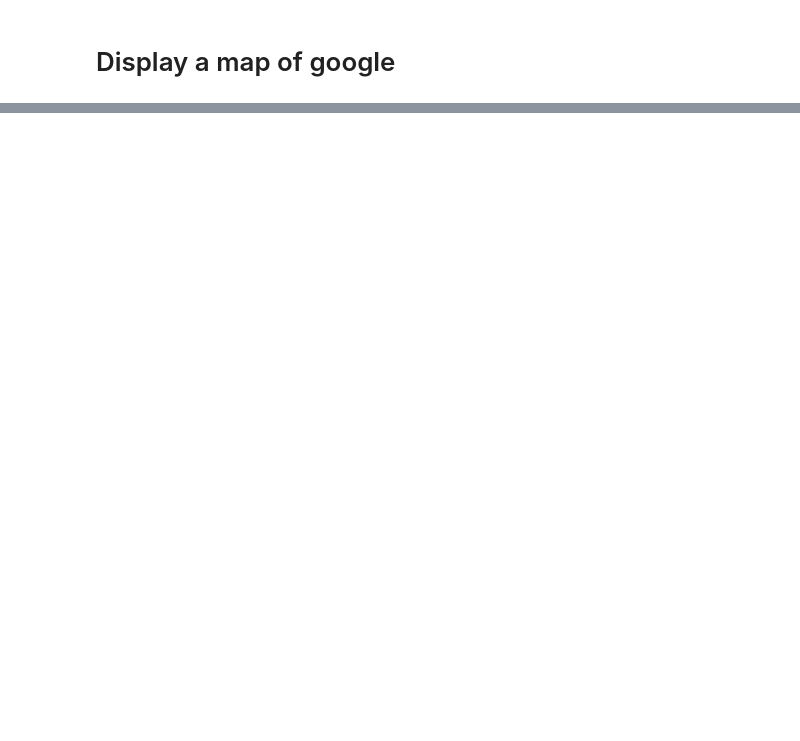
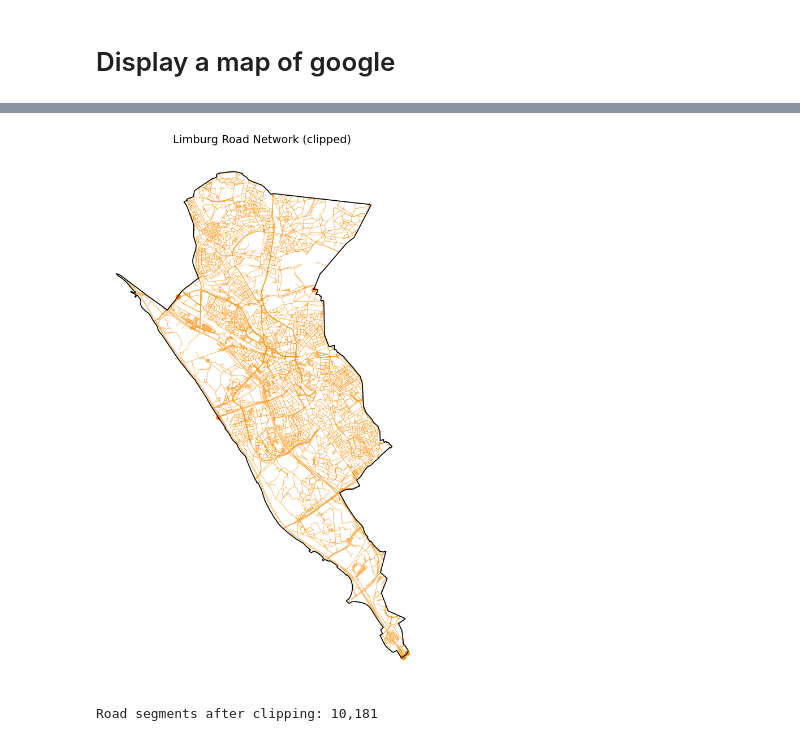
Before and after one commit to Research-Center-Data-Intelligence/Homecare-route-planner, a Jupyter notebook: map_display.ipynb, the cells around one changed output, grey strips where cells are left out. Saved outputs shown, nothing was run; the diff lists cells and outputs as text; code cells hidden in the pictures; blank space fills up the shorter version.

```diff
--- a/map_display.ipynb
+++ b/map_display.ipynb
@@ -13,16 +12,6 @@ if not pbf_path.exists():
 
 roads = gpd.read_file(pbf_path, layer="lines")
 
-# Keep only road-like features
-if "highway" in roads.columns:
-    roads = roads[roads["highway"].notna()]
-elif "fclass" in roads.columns:
-    roads = roads[roads["fclass"].str.contains(
-        "motorway|trunk|primary|secondary|tertiary|residential|unclassified|service",
-        case=False,
-        na=False,
-    )]
-
 # Project for cleaner plotting in meters
 roads = roads.to_crs(epsg=3857)
 # %%
@@ -34,0 +26,29 @@ plt.show()
+# %%
+import osmnx as ox
+
+# Build Limburg boundary and clip roads to it
+limburg_boundary = ox.geocode_to_gdf("Heerlen, Limburg, Netherlands")
+limburg_boundary = limburg_boundary.to_crs(roads.crs)
+limburg_geom = limburg_boundary.union_all()
+
+# Keep road-like lines and cut segments at the Limburg border
+if "highway" in roads.columns:
+    roads_for_plot = roads[roads["highway"].notna()].copy()
+else:
+    roads_for_plot = roads.copy()
+
+roads_limburg = gpd.clip(roads_for_plot, limburg_geom)
+roads_limburg = roads_limburg[roads_limburg.geometry.notna() & ~roads_limburg.geometry.is_empty].copy()
+
+fig, ax = plt.subplots(figsize=(10, 10))
+roads_limburg.plot(ax=ax, linewidth=0.45, color="darkorange")
+limburg_boundary.boundary.plot(ax=ax, linewidth=1.2, color="black")
+ax.set_title("Limburg Road Network (clipped)", fontsize=14)
+ax.set_axis_off()
+plt.tight_layout()
+plt.show()
+
+print(f"Road segments after clipping: {len(roads_limburg):,}")
+# %% [output]
+[figure, added]
+Road segments after clipping: 10,181
```
Also changed, not shown: parts of 5 cells of this notebook, 7 other files.
